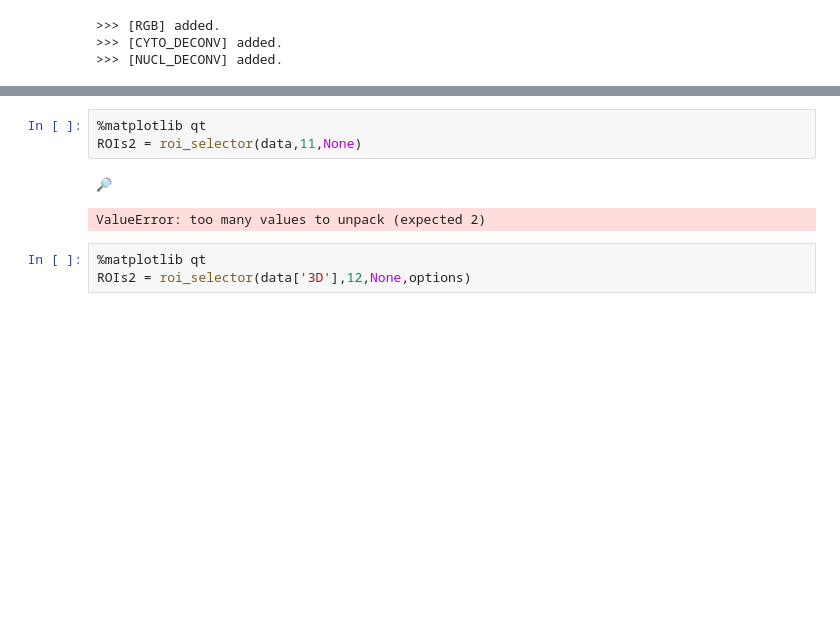
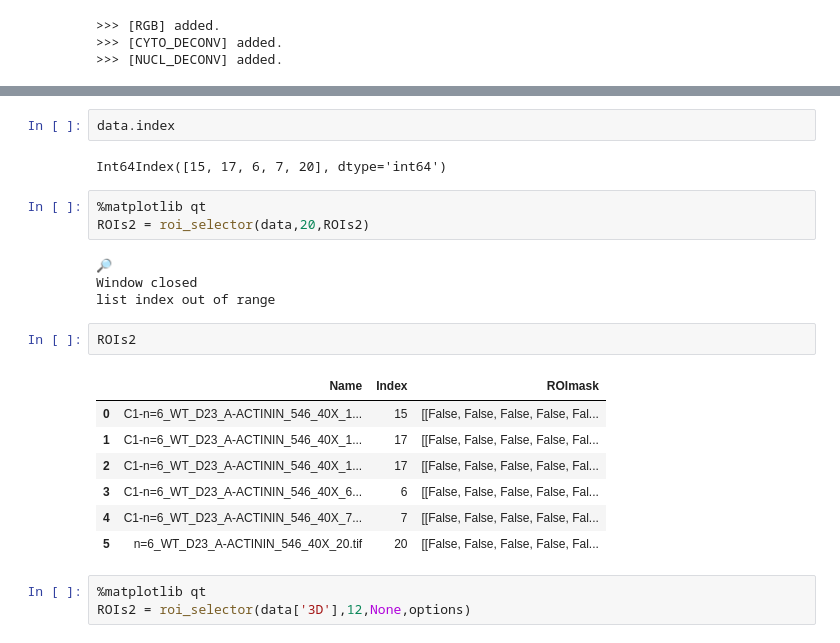
Before and after one commit to diogojfv/aTubulinOrganization, a Jupyter notebook: 4 - Cell Segmentation.ipynb, the cells around one changed output, grey strips where cells are left out. Cells and saved outputs as stored; diff of their text form; blank space fills up the shorter version.

```diff
--- a/4 - Cell Segmentation.ipynb
+++ b/4 - Cell Segmentation.ipynb
@@ -112,9 +134,24 @@ data = init_import(folder,options,label_image)
+# %%
+data.index
+# %% [output]
+Int64Index([15, 17, 6, 7, 20], dtype='int64')
 # %%
 %matplotlib qt
-ROIs2 = roi_selector(data,11,None)
+ROIs2 = roi_selector(data,20,ROIs2)
 # %% [output]
 🔎
+Window closed
+list index out of range
-ValueError: too many values to unpack (expected 2)
+# %%
+ROIs2
+# %% [output]
+|  | Name | Index | ROImask |
+| 0 | C1-n=6_WT_D23_A-ACTININ_546_40X_1... | 15 | [[False, False, False, False, Fal... |
+| 1 | C1-n=6_WT_D23_A-ACTININ_546_40X_1... | 17 | [[False, False, False, False, Fal... |
+| 2 | C1-n=6_WT_D23_A-ACTININ_546_40X_1... | 17 | [[False, False, False, False, Fal... |
+| 3 | C1-n=6_WT_D23_A-ACTININ_546_40X_6... | 6 | [[False, False, False, False, Fal... |
+| 4 | C1-n=6_WT_D23_A-ACTININ_546_40X_7... | 7 | [[False, False, False, False, Fal... |
+| 5 | n=6_WT_D23_A-ACTININ_546_40X_20.tif | 20 | [[False, False, False, False, Fal... |
 # %%
 %matplotlib qt
 ROIs2 = roi_selector(data['3D'],12,None,options)
```
Also changed, not shown: parts of 4 cells of this notebook, 8 other files.
